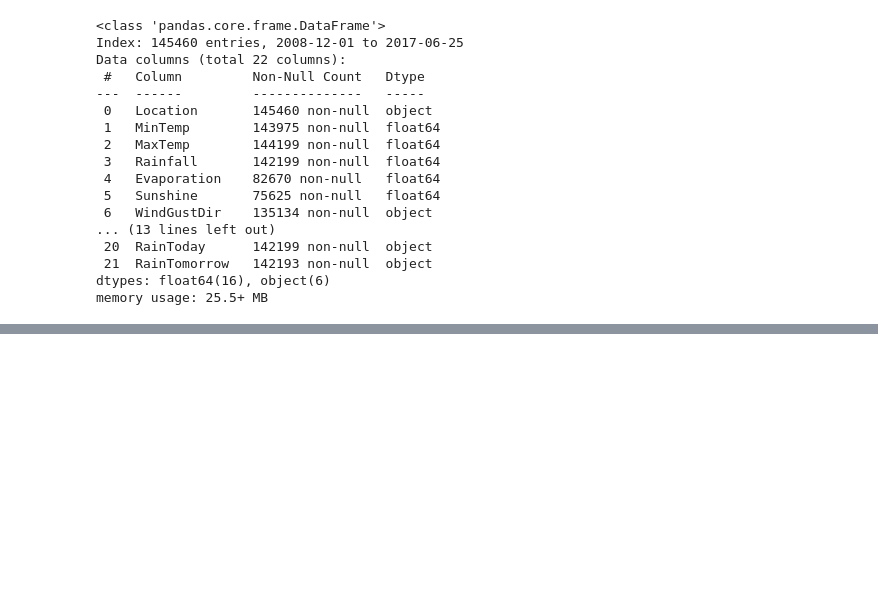
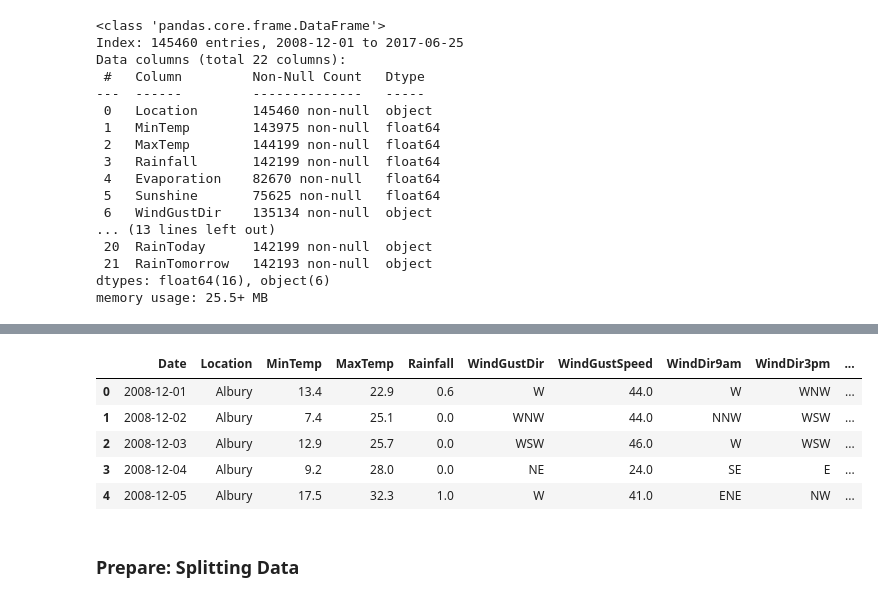
Before and after one commit to ForrestMccrosky/Rainfall_Australia, a Jupyter notebook: Australia_Rain_Rough.ipynb, the cells around one changed output, grey strips where cells are left out. Drawn from its saved outputs; the diff is of its cells as text; code cells hidden in the pictures; blank space fills up the shorter version.

Commit message:
finished prepare pipeline

```diff
--- a/Australia_Rain_Rough.ipynb
+++ b/Australia_Rain_Rough.ipynb
@@ -107,0 +255,23 @@ memory usage: 25.5+ MB
+# %%
+## stripping trailing and leading whitespace from string valued columns just in case
+
+df.model = df.Location.str.strip()
+df.fuelType = df.WindGustDir.str.strip()
+df.transmission = df.WindDir9am.str.strip()
+df.transmission = df.WindDir3pm.str.strip()
+df.transmission = df.RainToday.str.strip()
+df.transmission = df.RainTomorrow.str.strip()
+# %%
+df = df.reset_index() ## we also are going to reset the index so that the model information
+## is a useable column
+# %%
+df.head() ## previewing the dataframe after prepare changes
+# %% [output]
+|  | Date | Location | MinTemp | MaxTemp | Rainfall | WindGustDir | WindGustSpeed | WindDir9am | WindDir3pm | ... |
+| 0 | 2008-12-01 | Albury | 13.4 | 22.9 | 0.6 | W | 44.0 | W | WNW | ... |
+| 1 | 2008-12-02 | Albury | 7.4 | 25.1 | 0.0 | WNW | 44.0 | NNW | WSW | ... |
+| 2 | 2008-12-03 | Albury | 12.9 | 25.7 | 0.0 | WSW | 46.0 | W | WSW | ... |
+| 3 | 2008-12-04 | Albury | 9.2 | 28.0 | 0.0 | NE | 24.0 | SE | E | ... |
+| 4 | 2008-12-05 | Albury | 17.5 | 32.3 | 1.0 | W | 41.0 | ENE | NW | ... |
+# %% [markdown]
+### Prepare: Splitting Data
```
Also changed, not shown: parts of 20 cells of this notebook.
